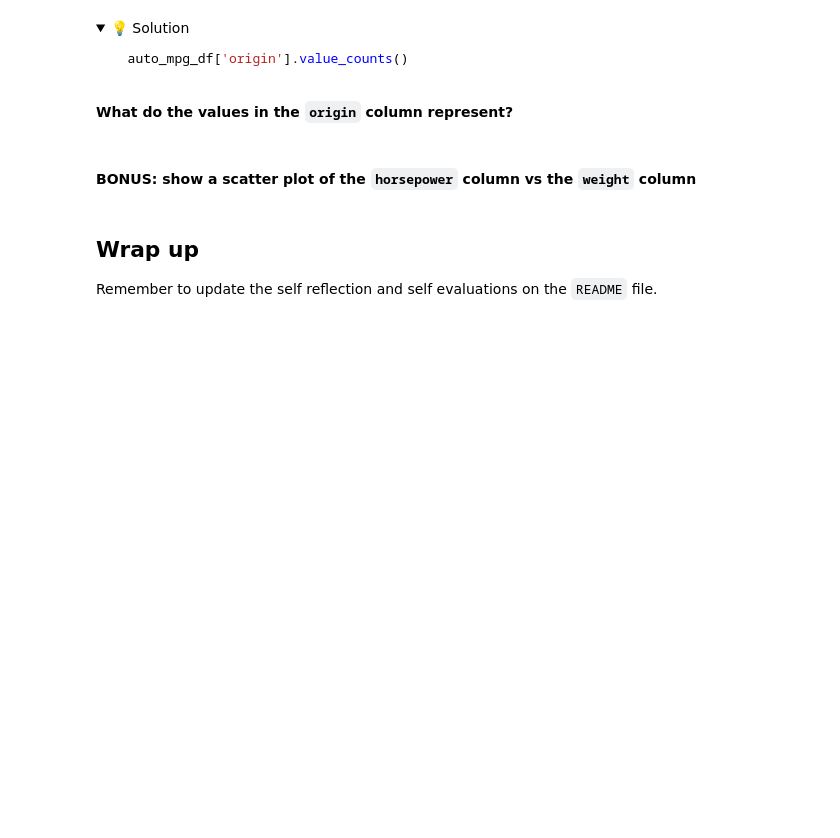
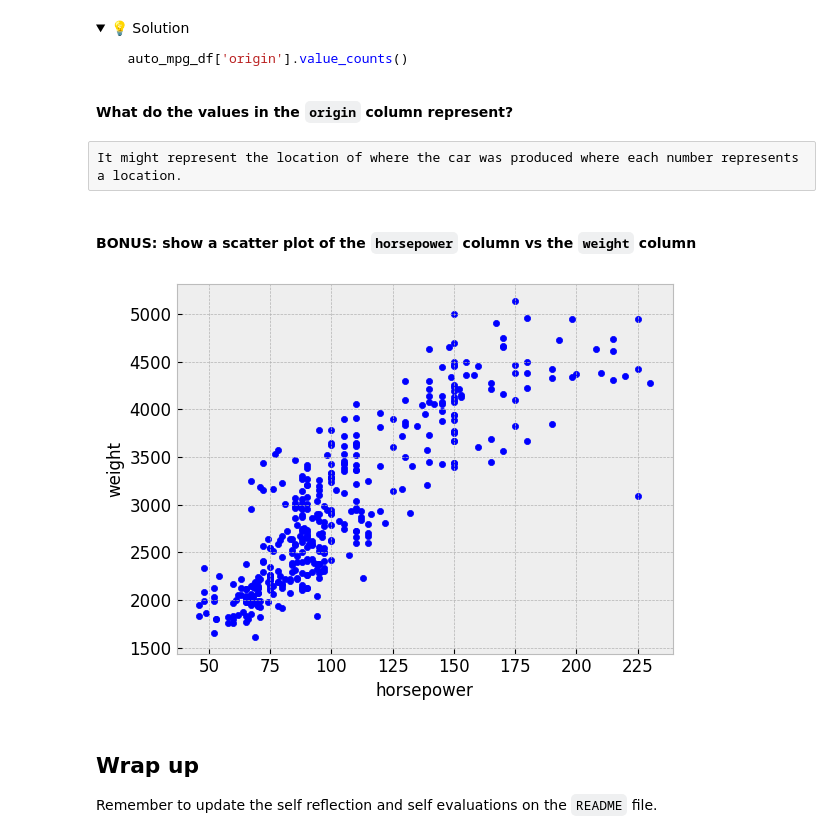
Before and after one commit to IT4063-Spring2025/exploratory-data-analysis-RautelaAbhishek, a Jupyter notebook: notebook.ipynb, the cells around one changed output. Cells and saved outputs as stored; diff of their text form; code cells hidden in the pictures; folded sections open; blank space fills up the shorter version.

Commit message:
added what the origin might represent

```diff
--- a/notebook.ipynb
+++ b/notebook.ipynb
@@ -817,8 +886,15 @@ display(without_outliers.shape)
 </details>
 # %% [markdown]
 **What do the values in the `origin` column represent?**
+# %% [raw]
+It might represent the location of where the car was produced where each number represents a location.
 # %% [markdown]
 #### **BONUS**: show a scatter plot of the `horsepower` column vs the `weight` column
+# %%
+auto_mpg_df.plot(kind='scatter', x='horsepower',y='weight')
+plt.show()
+# %% [output]
+[figure, added]
 # %% [markdown]
 ## Wrap up
 Remember to update the self reflection and self evaluations on the `README` file.
```
Also changed, not shown: parts of 18 cells of this notebook, 1 other file.
